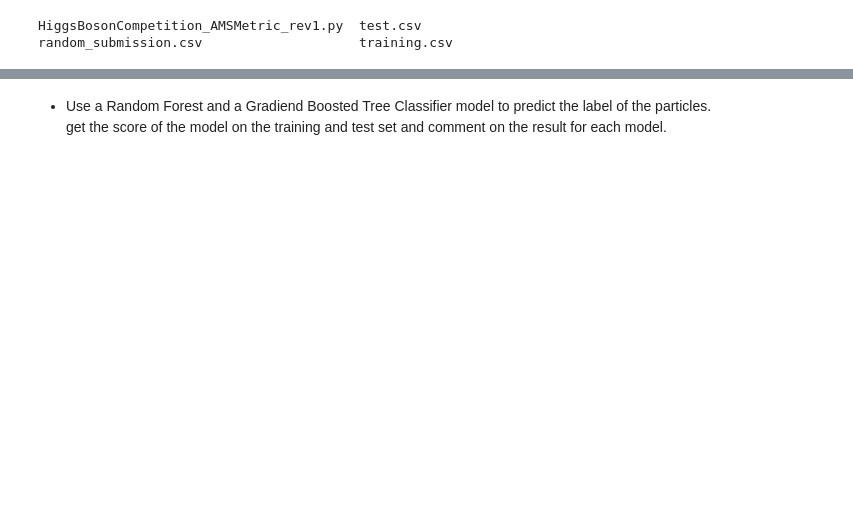
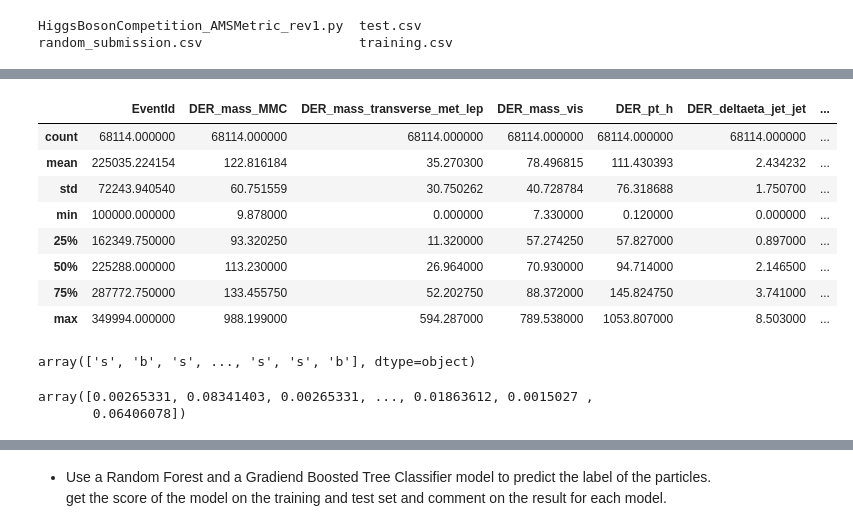
Before and after one commit to nkorzounUD/DSPS_NKorzoun, a Jupyter notebook: HW8/higgsbosonSearch.ipynb, the cells around one changed output, grey strips where cells are left out. Cells and saved outputs as stored; diff of their text form; code cells hidden in the pictures; blank space fills up the shorter version.

```diff
--- a/HW8/higgsbosonSearch.ipynb
+++ b/HW8/higgsbosonSearch.ipynb
@@ -176,0 +193,13 @@ higgsdata.describe()
+# %%
+# Inspect the cut Higgs data
+higgsdataCut.describe()
+# %% [output]
+|  | EventId | DER_mass_MMC | DER_mass_transverse_met_lep | DER_mass_vis | DER_pt_h | DER_deltaeta_jet_jet | ... |
+| count | 68114.000000 | 68114.000000 | 68114.000000 | 68114.000000 | 68114.000000 | 68114.000000 | ... |
+| mean | 225035.224154 | 122.816184 | 35.270300 | 78.496815 | 111.430393 | 2.434232 | ... |
+| std | 72243.940540 | 60.751559 | 30.750262 | 40.728784 | 76.318688 | 1.750700 | ... |
+| min | 100000.000000 | 9.878000 | 0.000000 | 7.330000 | 0.120000 | 0.000000 | ... |
+| 25% | 162349.750000 | 93.320250 | 11.320000 | 57.274250 | 57.827000 | 0.897000 | ... |
+| 50% | 225288.000000 | 113.230000 | 26.964000 | 70.930000 | 94.714000 | 2.146500 | ... |
+| 75% | 287772.750000 | 133.455750 | 52.202750 | 88.372000 | 145.824750 | 3.741000 | ... |
+| max | 349994.000000 | 988.199000 | 594.287000 | 789.538000 | 1053.807000 | 8.503000 | ... |
@@ -176,0 +211,11 @@ higgsdata.describe()
+# %%
+# Inspect the labels array
+labels
+# %% [output]
+array(['s', 'b', 's', ..., 's', 's', 'b'], dtype=object)
+# %%
+# Inspect the weights array
+weights
+# %% [output]
+array([0.00265331, 0.08341403, 0.00265331, ..., 0.01863612, 0.0015027 ,
+       0.06406078])
```
Also changed, not shown: parts of 73 cells of this notebook.
